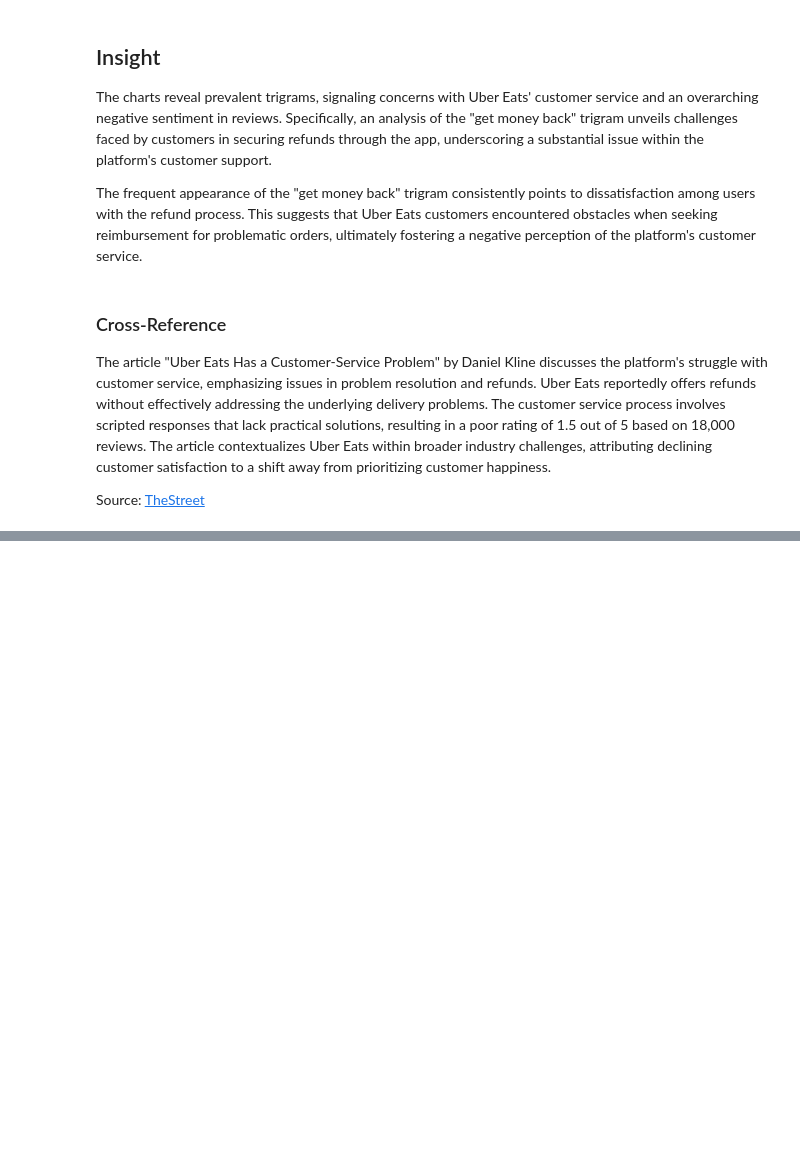
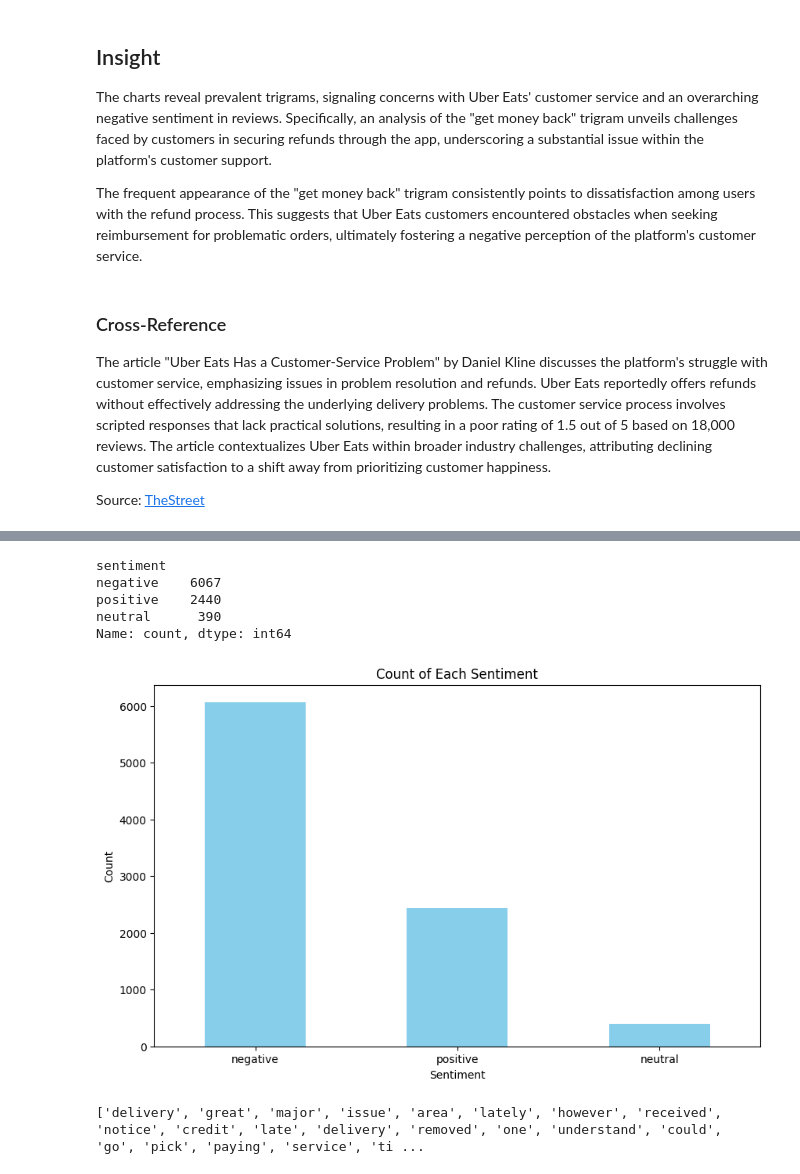
Before and after one commit to nightsinker/TSAP-UberEats, a Jupyter notebook: Data_Merge/IT2394_222197Y_preprocessing.ipynb, the cells around one changed output, grey strips where cells are left out. Drawn from its saved outputs; the diff is of its cells as text; code cells hidden in the pictures; blank space fills up the shorter version.

```diff
--- a/Data_Merge/IT2394_222197Y_preprocessing.ipynb
+++ b/Data_Merge/IT2394_222197Y_preprocessing.ipynb
@@ -366,0 +422,32 @@ df.head()
+# %%
+def assign_sentiment(stars):
+    if stars in [1, 2]:
+        return 'negative'
+    elif stars == 3:
+        return 'neutral'
+    else:
+        return 'positive'
+
+df['sentiment'] = df['stars'].apply(assign_sentiment)
+# %%
+sentiment_counts = df['sentiment'].value_counts()
+print(sentiment_counts)
+# %% [output]
+sentiment
+negative    6067
+positive    2440
+neutral      390
+Name: count, dtype: int64
+# %%
+sentiment_counts = df['sentiment'].value_counts()
+
+# Plot bar chart
+sentiment_counts.plot(kind='bar', color='skyblue', figsize=(10,6))
+
+plt.title('Count of Each Sentiment')
+plt.xlabel('Sentiment')
+plt.ylabel('Count')
+plt.xticks(rotation=0)
+plt.show()
+# %% [output]
+[figure, added]
@@ -366,0 +456,4 @@ df.head()
+# %%
+print(df_cleaned['cleaned_text'][30])
+# %% [output]
+['delivery', 'great', 'major', 'issue', 'area', 'lately', 'however', 'received', 'notice', 'credit', 'late', 'delivery', 'removed', 'one', 'understand', 'could', 'go', 'pick', 'paying', 'service', 'ti ...
```
Also changed, not shown: parts of 25 cells of this notebook, 1 other file.
